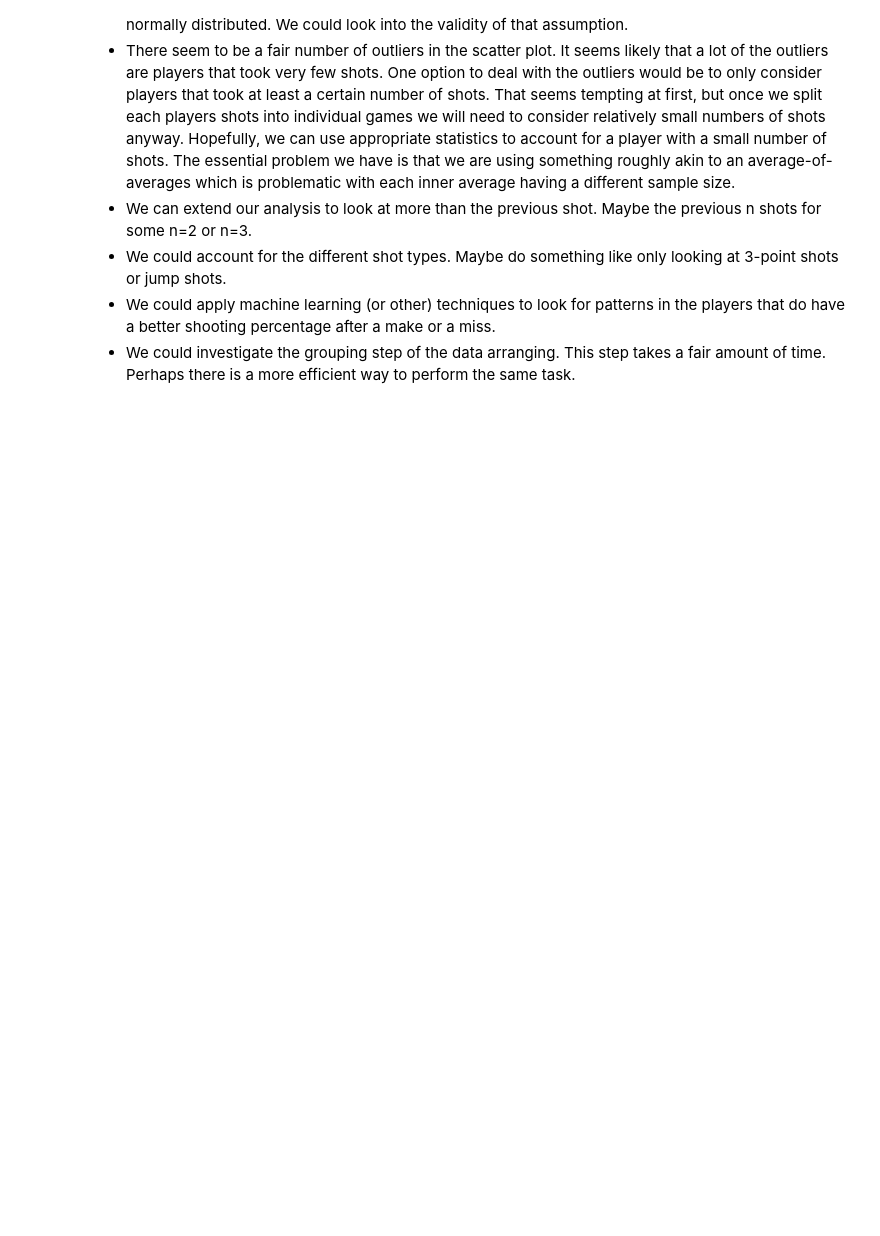
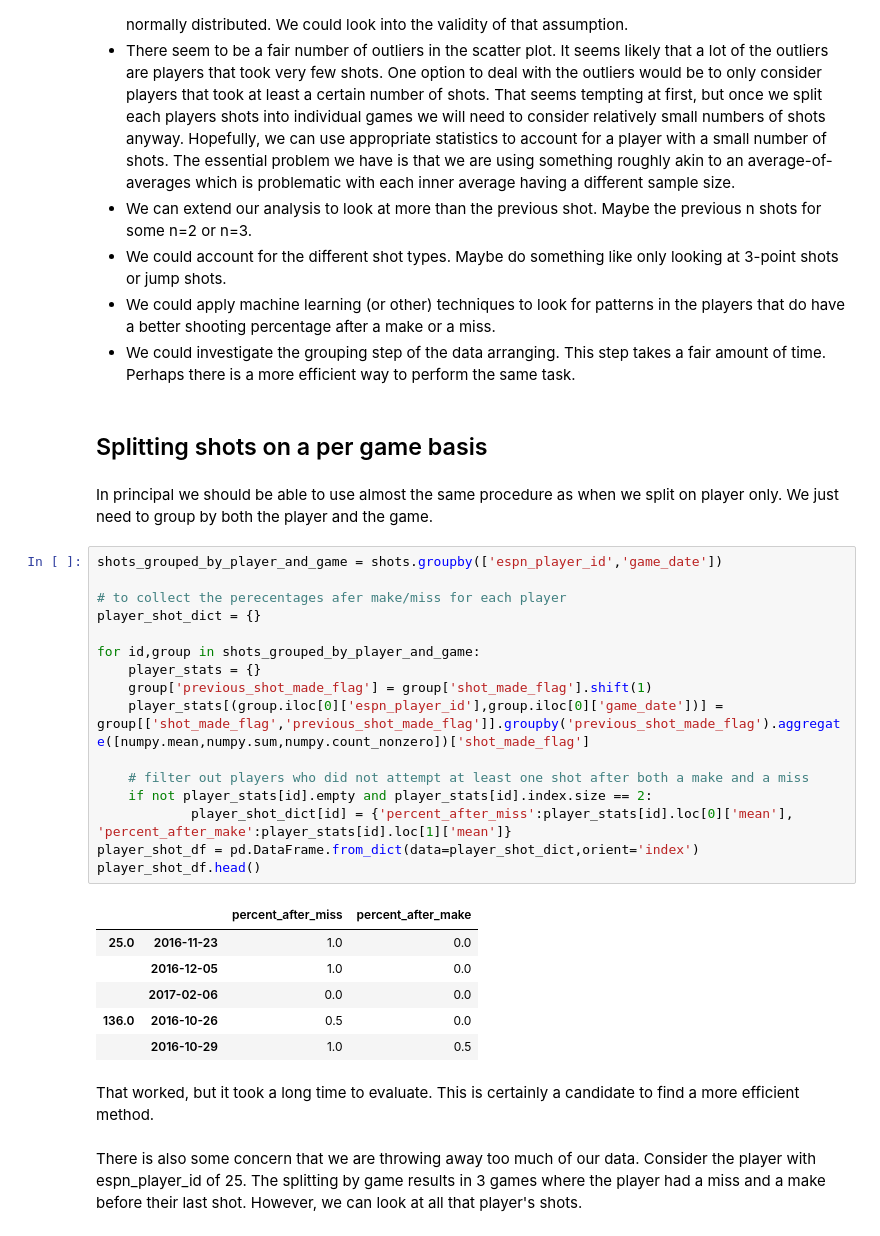
Before and after one commit to pbyrnes/hotHand, a Jupyter notebook: notebooks/hotHandEffect.ipynb, the cells around one changed output. Cells and saved outputs as stored; diff of their text form; blank space fills up the shorter version.

```diff
--- a/notebooks/hotHandEffect.ipynb
+++ b/notebooks/hotHandEffect.ipynb
@@ -174,3 +174,34 @@ Where to go from here?  There are a number of things we could tidy up.  Some of
 <li>We could apply machine learning (or other) techniques to look for patterns in the players that do have a better shooting percentage after a make or a miss.
 <li>We could investigate the grouping step of the data arranging.  This step takes a fair amount of time.  Perhaps there is a more efficient way to perform the same task.
 </ul>
+# %% [markdown]
+## Splitting shots on a per game basis
+# %% [markdown]
+In principal we should be able to use almost the same procedure as when we split on player only.  We just need to group by both the player and the game.
+# %%
+shots_grouped_by_player_and_game = shots.groupby(['espn_player_id','game_date'])
+
+# to collect the perecentages afer make/miss for each player
+player_shot_dict = {}
+
+for id,group in shots_grouped_by_player_and_game:
+    player_stats = {}
+    group['previous_shot_made_flag'] = group['shot_made_flag'].shift(1)
+    player_stats[(group.iloc[0]['espn_player_id'],group.iloc[0]['game_date'])] = group[['shot_made_flag','previous_shot_made_flag']].groupby('previous_shot_made_flag').aggregate([numpy.mean,numpy.sum,numpy.count_nonzero])['shot_made_flag']
+
+    # filter out players who did not attempt at least one shot after both a make and a miss
+    if not player_stats[id].empty and player_stats[id].index.size == 2:
+            player_shot_dict[id] = {'percent_after_miss':player_stats[id].loc[0]['mean'], 'percent_after_make':player_stats[id].loc[1]['mean']}
+player_shot_df = pd.DataFrame.from_dict(data=player_shot_dict,orient='index')
+player_shot_df.head()
+# %% [output]
+|  |  | percent_after_miss | percent_after_make |
+| 25.0 | 2016-11-23 | 1.0 | 0.0 |
+|  | 2016-12-05 | 1.0 | 0.0 |
+|  | 2017-02-06 | 0.0 | 0.0 |
+| 136.0 | 2016-10-26 | 0.5 | 0.0 |
+|  | 2016-10-29 | 1.0 | 0.5 |
+# %% [markdown]
+That worked, but it took a long time to evaluate.  This is certainly a candidate to find a more efficient method.
+# %% [markdown]
+There is also some concern that we are throwing away too much of our data.  Consider the player with espn_player_id of 25.  The splitting by game results in 3 games where the player had a miss and a make before their last shot.  However, we can look at all that player's shots.
```
Also changed, not shown: parts of 9 cells of this notebook.
